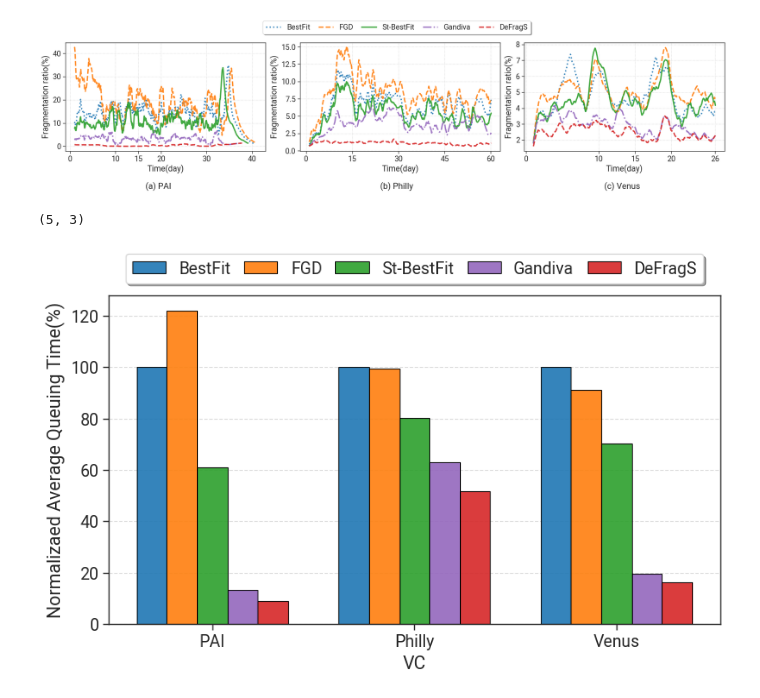
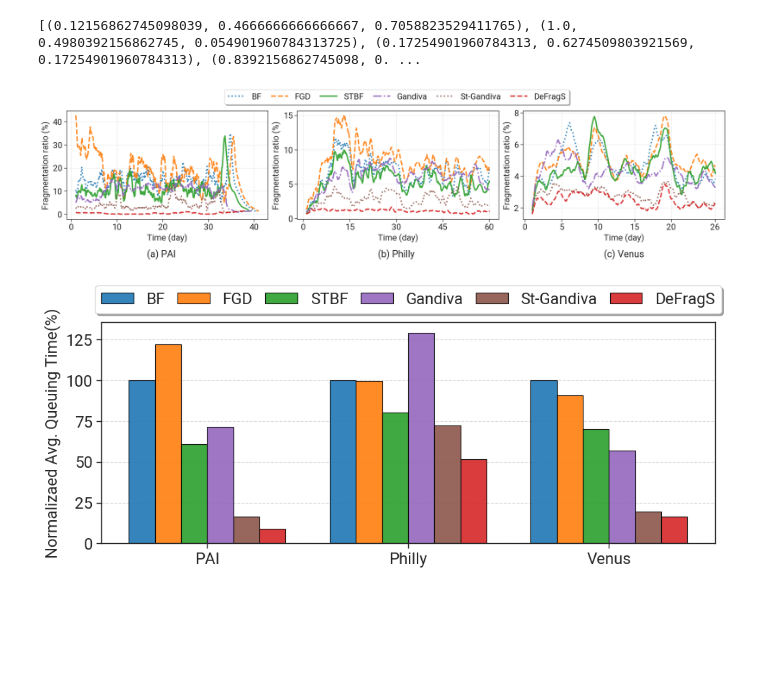
Before and after one commit to CUG-nhf/simulator, a Jupyter notebook: plot/result_plot.ipynb, the cells around one changed output. Drawn from its saved outputs; the diff is of its cells as text; code cells hidden in the pictures; blank space fills up the shorter version.

```diff
--- a/plot/result_plot.ipynb
+++ b/plot/result_plot.ipynb
@@ -37,13 +31,19 @@ for color in current_palette:
+# %%
+print(current_palette)
+# %% [output]
+[(0.12156862745098039, 0.4666666666666667, 0.7058823529411765), (1.0, 0.4980392156862745, 0.054901960784313725), (0.17254901960784313, 0.6274509803921569, 0.17254901960784313), (0.8392156862745098, 0. ...
 # %%
 data_name = ['PAI', 'Philly', 'Venus']
-xticks = [[0, 10, 15, 20, 30 , 40], [0, 15, 30, 45, 60],  [0, 10, 15, 20, 26]]
-schedulers = ["fifo_consolidate", "fifo_FGD", "fifo_stBestFit", "gandiva_new", "defragS_fifo_stBestFit"]
-labels = ['BestFit', 'FGD', "St-BestFit", 'Gandiva', 'DeFragS']
+xticks = [[0, 10, 20, 30 , 40], [0, 15, 30, 45, 60],  [0, 5, 10, 15, 20, 26]]
+schedulers = ["fifo_consolidate", "fifo_FGD", "fifo_stBestFit", "gandiva_clustering", "gandiva_stBestFit", "defragS_stBestFit"] #
+# labels = ['BestFit', 'FGD', "St-BestFit", 'Gandiva', 'DeFragS']
+labels = ['BF', 'FGD', "STBF", 'Gandiva', 'St-Gandiva', 'DeFragS']
 log_dir = '../log/new'
 colors = [(0.12156862745098039, 0.4666666666666667, 0.7058823529411765),
 		  (1.0, 0.4980392156862745, 0.054901960784313725),
 		  (0.17254901960784313, 0.6274509803921569, 0.17254901960784313),
 		  (0.5803921568627451, 0.403921568627451, 0.7411764705882353),
+		 (0.5490196078431373, 0.33725490196078434, 0.29411764705882354),
 		  (0.8392156862745098, 0.15294117647058825, 0.1568627450980392),
 		  ]
 
@@ -51,7 +51,7 @@ window_size = 60 * 24
 data_type = 'fragmentation_ratio' #  gpu_utilization
 
 
-linestyles = [":", "--", "-", "-.", "--"]
+linestyles = [":", "--", "-", "-.", ":",  "--"]
 ax_number = ['a', 'b', 'c']
 # %%
 # fragmentation ration & gpu utilization
@@ -70,61 +70,58 @@ for i, data in enumerate(data_name):
 		y_mean = y.rolling(window=window_size).mean()
 		ax.plot(range(len(y_mean)), y_mean, linestyles[j], alpha=0.9, label=labels[j], color=colors[j])
 
-	ax.set_xlabel(f"Time(day)")
-	ax.set_ylabel(f"Fragmentation ratio(%)")
-	#ax.legend(loc="upper right")
+	ax.set_xlabel(f"Time (day)")
+	ax.set_ylabel(f"Fragmentation ratio (%)")
+	# ax.legend(loc="upper left")
 
 	ax.set_xticks([tick * window_size for tick in xticks[i]])
 	ax.set_xticklabels(xticks[i])
 	ax.grid(linestyle=":")
-	ax.text(0.4, -0.35, f"({ax_number[i]}) {data}", transform=ax.transAxes, size=16)
+	ax.text(0.4, -0.35, f"({ax_number[i]}) {data}", transform=ax.transAxes)
 
-handles, labels = axes[0].get_legend_handles_labels()
-fig.legend(handles, labels, loc="upper center",bbox_to_anchor=(0.52, 1.15),ncol=5, columnspacing=1.1, fancybox=True,shadow=True,)
+handles, _labels = axes[0].get_legend_handles_labels()
+fig.legend(handles, _labels, loc="upper center",bbox_to_anchor=(0.52, 1.15),ncol=len(schedulers),columnspacing=1.1, fancybox=True,shadow=True)
 save = True
 if save:
 	fig.savefig(f"../figures/experiment1_fragmenation_ration.pdf", bbox_inches="tight", dpi=600,)
 # %% [output]
-[figure, old version]
+[figure, new version]
 # %%
-
-fig, (ax1) = plt.subplots(ncols=1, nrows=1, constrained_layout=True, figsize=(8, 5))
+fig, (ax1) = plt.subplots(ncols=1, nrows=1, constrained_layout=True, figsize=(9.5, 4))
 x = np.arange(len(data_name))
-width = 0.15
+width = 0.13
 
 shcedulers_data = []
 improvement_ratios = []
 for i, data in enumerate(data_name):
 	que_ls = []
 	for j, scheduler in enumerate(schedulers):
 		if data == 'PAI':
 			df = pd.read_csv(log_dir+f'/ali20/ali20_{scheduler}/que_avg.csv')
 		elif data == 'Philly':
 			df = pd.read_csv(log_dir+f'/Philly/Philly_{scheduler}/que_avg.csv')
 		elif data == 'Venus':
 			df = pd.read_csv(log_dir+f'/Venus_Sept/Venus_Sept_{scheduler}/que_avg.csv')
 		que_ls.append(df.iloc[len(df)-1, 1])
 
 	# Normalize the queuing time
 	que_ls = np.array(que_ls) / que_ls[0] * 100
 	shcedulers_data.append(que_ls)
 
 # 1. Draw Queue of different schedulers in each VC
 scheduler_data = np.array(shcedulers_data).T
 for i in range(len(schedulers)):
-	ax1.bar(x + width * (i-2), scheduler_data[i], width, alpha=0.9,linewidth=0.8,edgecolor="k", label=labels[i], color=colors[i])
+	ax1.bar(x + width * (i-2.5), scheduler_data[i], width, alpha=0.9,linewidth=0.8,edgecolor="k", label=labels[i], color=colors[i])
 
-ax1.set_xlabel('VC')
 ax1.set_xticks(x)
 ax1.set_xticklabels(data_name)
-ax1.set_ylabel('Normalizaed Average Queuing Time(%)')
-ax1.legend(loc="upper center",bbox_to_anchor=(0.5, 1.15),ncol=5, columnspacing=0.8, fancybox=True,shadow=True,)
+ax1.set_ylabel('Normalizaed Avg. Queuing Time(%)')
+ax1.legend(loc="upper center",bbox_to_anchor=(0.5, 1.2),ncol=6, columnspacing=0.8, fancybox=True,shadow=True,)
 ax1.grid(True, axis='y', linestyle='--', alpha=0.7)
 
 plt.subplots_adjust(wspace=0.1)
-save = False
+save = True
 if save:
 	fig.savefig(f"../figures/experiment2_QueuingTime_analysis.pdf", bbox_inches="tight", dpi=600,)
 # %% [output]
-(5, 3)
-[figure, old version]
+[figure, new version]
```
Also changed, not shown: parts of 9 cells of this notebook, 14 other files.
